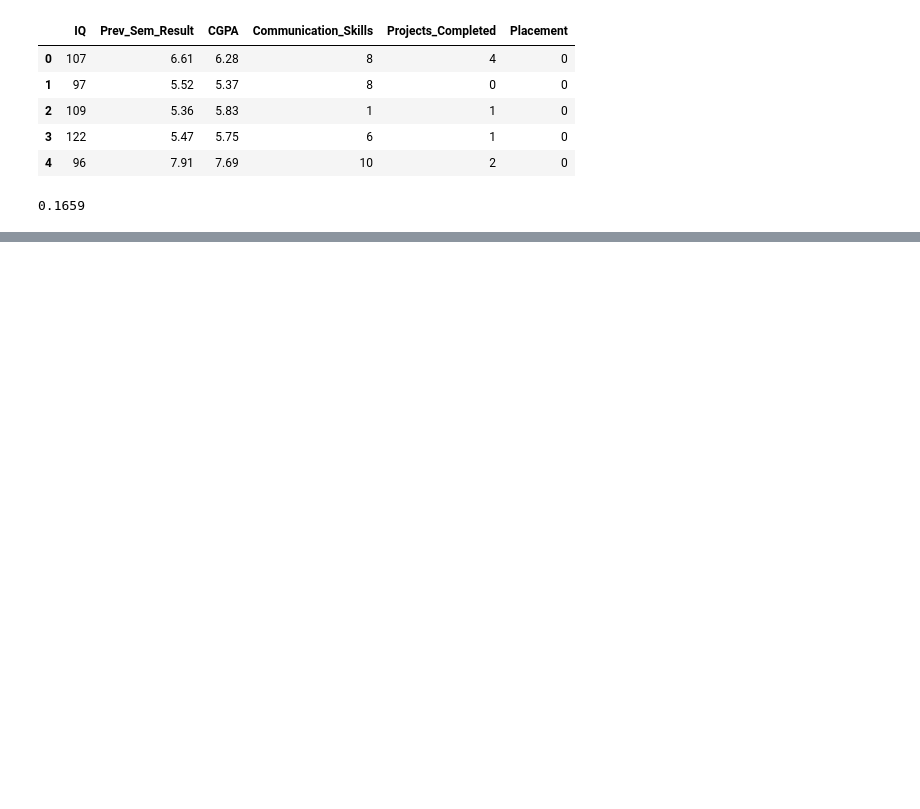
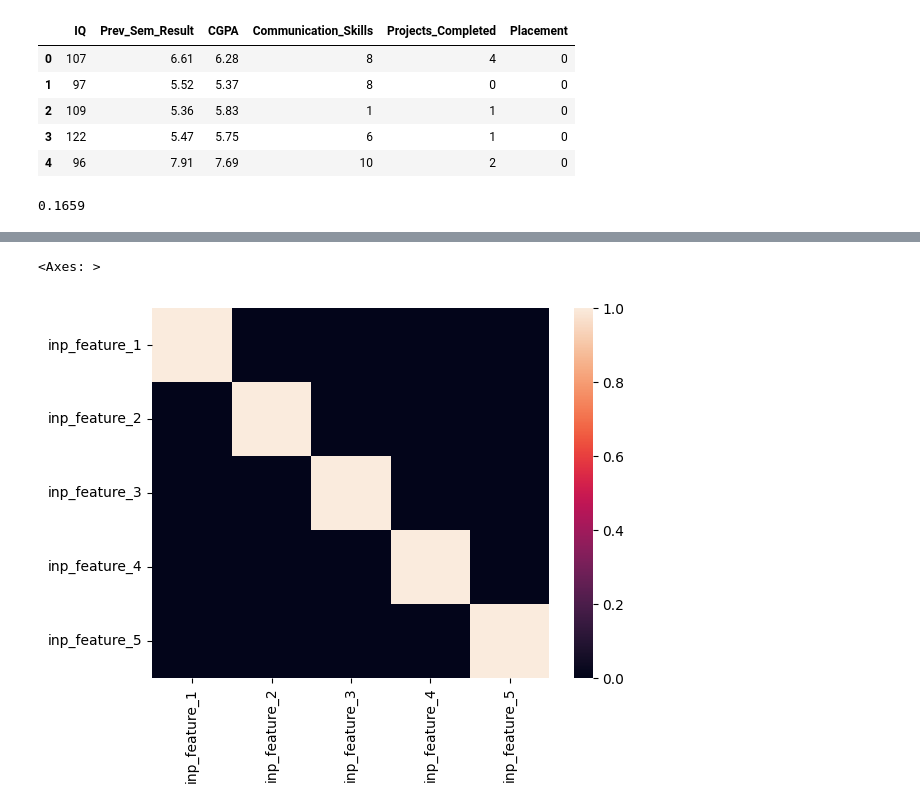
Before and after one commit to JATIN-SINGH-SHEKHAWAT/MITRA-_DA_PROJECT_1, a Jupyter notebook: ds-project-1-sec-c.ipynb, the cells around one changed output, grey strips where cells are left out. Drawn from its saved outputs; the diff is of its cells as text; code cells hidden in the pictures; blank space fills up the shorter version.

```diff
--- a/ds-project-1-sec-c.ipynb
+++ b/ds-project-1-sec-c.ipynb
@@ -107,0 +124,6 @@ placement_equal_1_prior
+# %%
+X = np.array(feature_selected_data.iloc[:,0:-1])
+cov_mat = np.cov(X,rowvar = False)
+F = np.linalg.svd(cov_mat)
+E = F[0]
+lamda = F[1]
@@ -107,0 +159,4 @@ placement_equal_1_prior
+# %%
+new_X = np.matmul(X,E)
+new_X_cov_mat = np.cov(new_X,rowvar = False)
+new_X_cov_mat
@@ -107,0 +174,2 @@ placement_equal_1_prior
+# %%
+new_input_features_data = pd.DataFrame(data = new_X,columns = ["inp_feature_1", "inp_feature_2","inp_feature_3","inp_feature_4","inp_feature_5"])
@@ -107,0 +192,5 @@ placement_equal_1_prior
+# %%
+sns.heatmap(new_input_features_data.corr())
+# %% [output]
+<Axes: >
+[figure, added]
```
Also changed, not shown: parts of 14 cells of this notebook.
